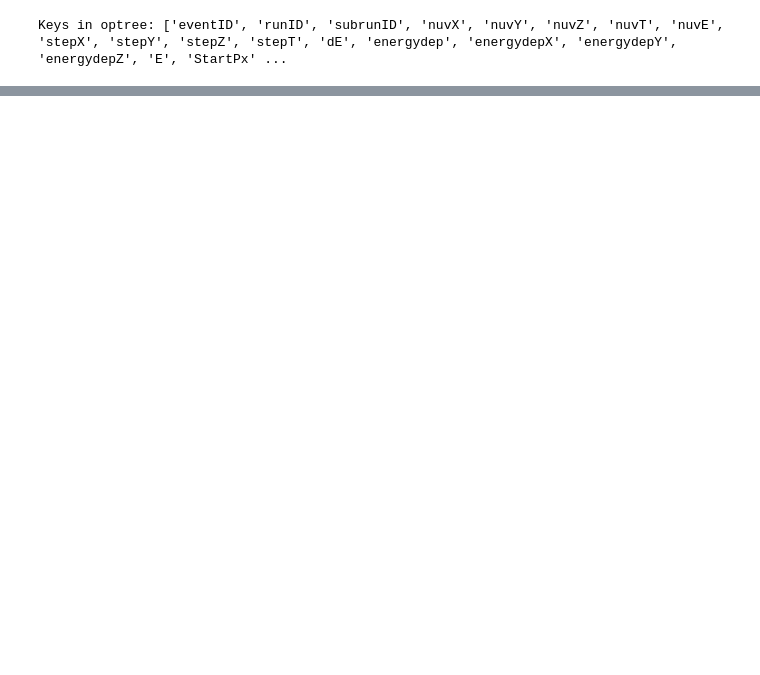
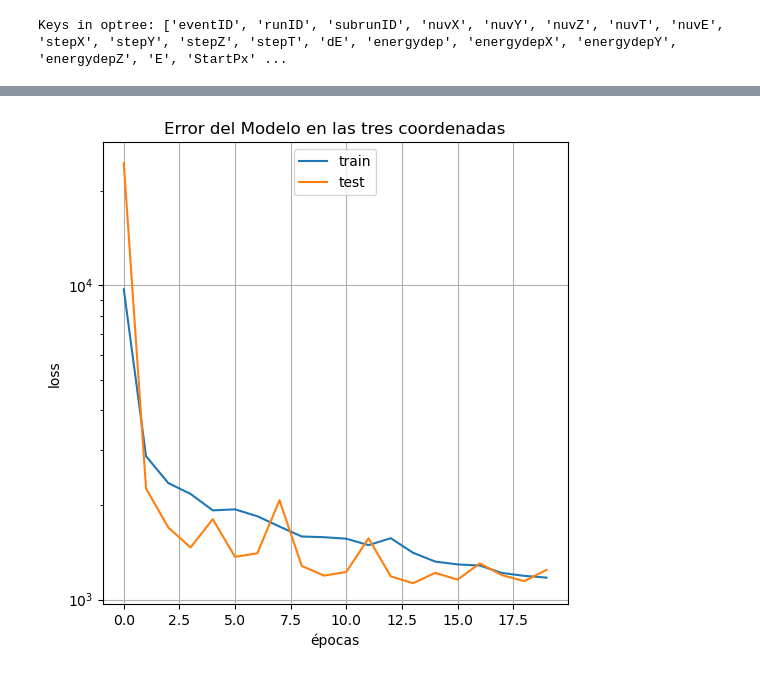
Before and after one commit to CIEMAT-Neutrino/AI_nuvT, a Jupyter notebook: 6_Regression_Ebaricenter_NN.ipynb, the cells around one changed output, grey strips where cells are left out. Drawn from its saved outputs; the diff is of its cells as text; code cells hidden in the pictures; blank space fills up the shorter version.

```diff
--- a/6_Regression_Ebaricenter_NN.ipynb
+++ b/6_Regression_Ebaricenter_NN.ipynb
@@ -51,0 +123,2 @@ plt.show()
+# %%
+y_train, y_test = dEprom_np[:-test_size], dEprom_np[-test_size:]
@@ -51,0 +182,2 @@ plt.show()
+# %%
+dEprom_4compreal, history_dEprom_4compreal = train_and_predict(model_4compreal, x_train, y_train, x_test, y_test, epochs=20, batch_size=32)
@@ -51,0 +228,14 @@ plt.show()
+# %%
+plt.figure(1, figsize=(6,6))
+plt.plot(history_dEprom_4compreal.history['mse'])
+plt.plot(history_dEprom_4compreal.history['val_mse'])
+
+plt.yscale("log")
+plt.title('Error del Modelo en las tres coordenadas')
+plt.ylabel('loss')
+plt.xlabel('épocas')
+plt.grid()
+plt.legend(['train', 'test'], loc='upper center')
+plt.show()
+# %% [output]
+[figure, added]
```
Also changed, not shown: parts of 38 cells of this notebook, 6 other files.
